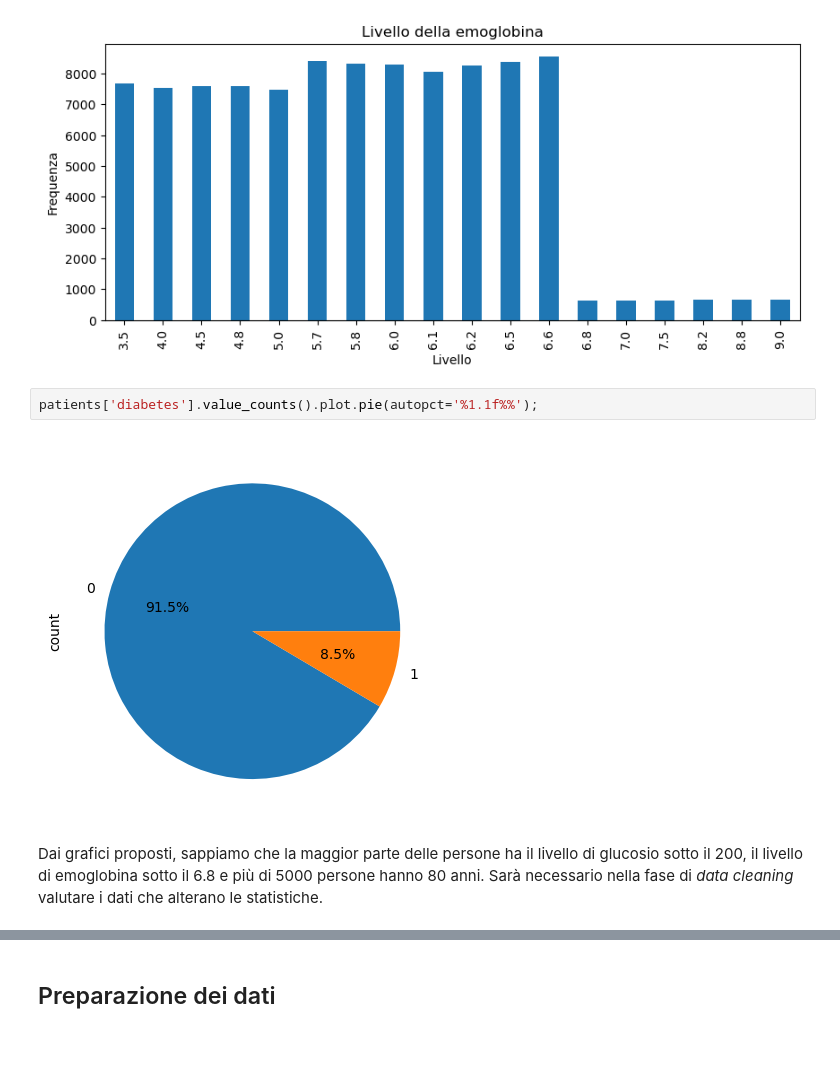
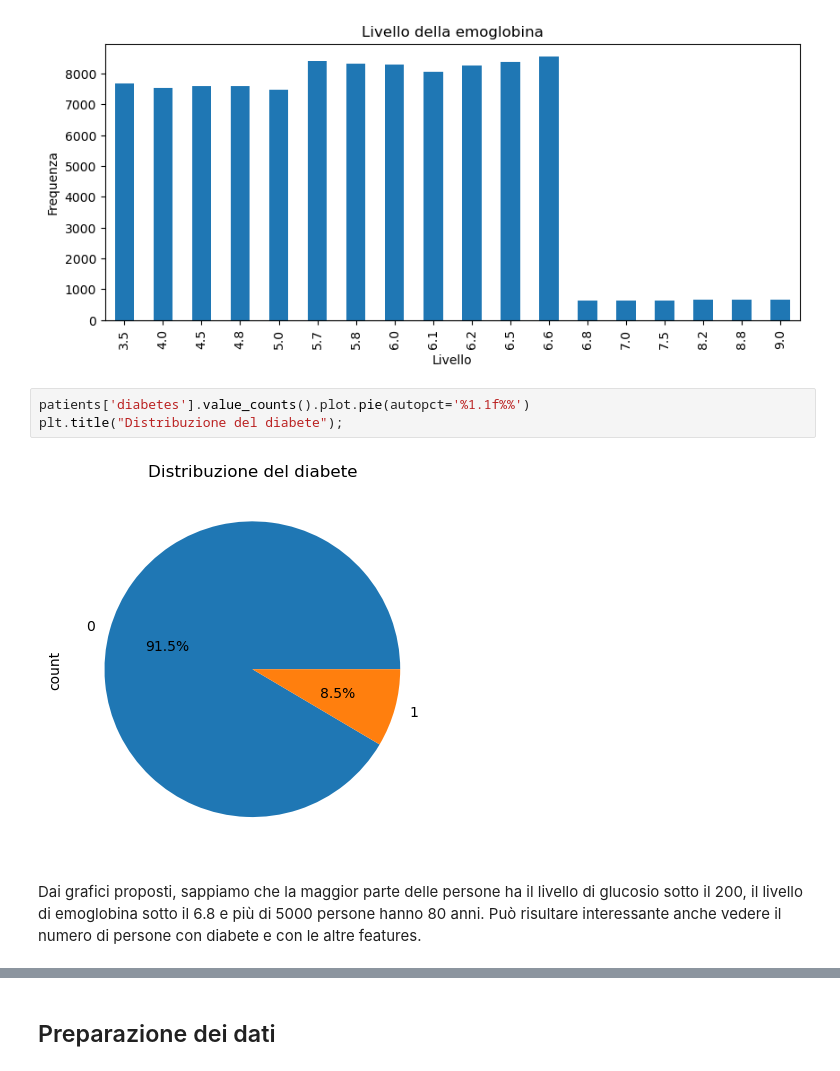
Before and after one commit to LorenzoRigoni/DIA24-Diabetes-Prediction, a Jupyter notebook: Diabetes_prediction.ipynb, the cells around one changed output, grey strips where cells are left out. Drawn from its saved outputs; the diff is of its cells as text; blank space fills up the shorter version.

```diff
--- a/Diabetes_prediction.ipynb
+++ b/Diabetes_prediction.ipynb
@@ -150,8 +150,9 @@ plt.show();
 # %% [output]
 [figure]
 # %%
-patients['diabetes'].value_counts().plot.pie(autopct='%1.1f%%');
+patients['diabetes'].value_counts().plot.pie(autopct='%1.1f%%')
+plt.title("Distribuzione del diabete");
 # %% [output]
-[figure, old version]
+[figure, new version]
 # %% [markdown]
-Dai grafici proposti, sappiamo che la maggior parte delle persone ha il livello di glucosio sotto il 200, il livello di emoglobina sotto il 6.8 e più di 5000 persone hanno 80 anni. Sarà necessario nella fase di _data cleaning_ valutare i dati che alterano le statistiche.
+Dai grafici proposti, sappiamo che la maggior parte delle persone ha il livello di glucosio sotto il 200, il livello di emoglobina sotto il 6.8 e più di 5000 persone hanno 80 anni. Può risultare interessante anche vedere il numero di persone con diabete e con le altre features.
```
Also changed, not shown: parts of 19 cells of this notebook.
